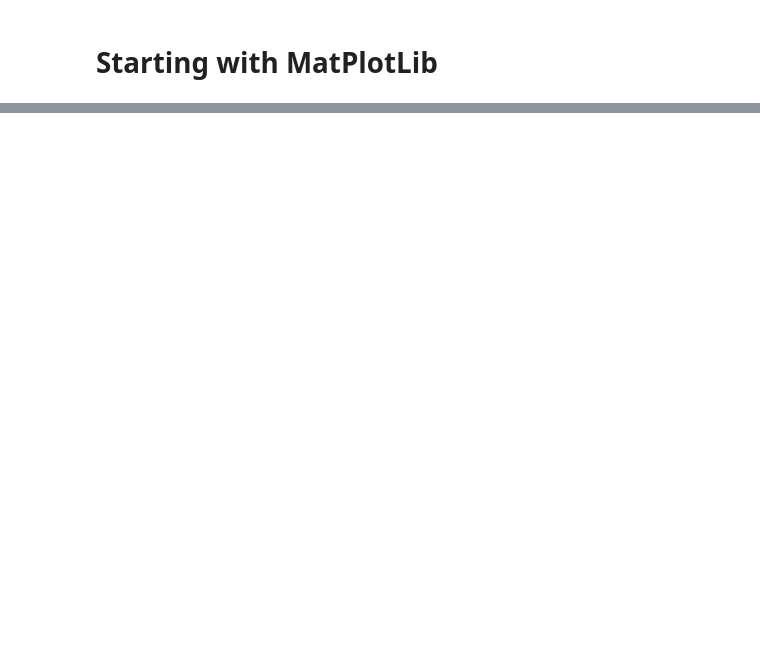
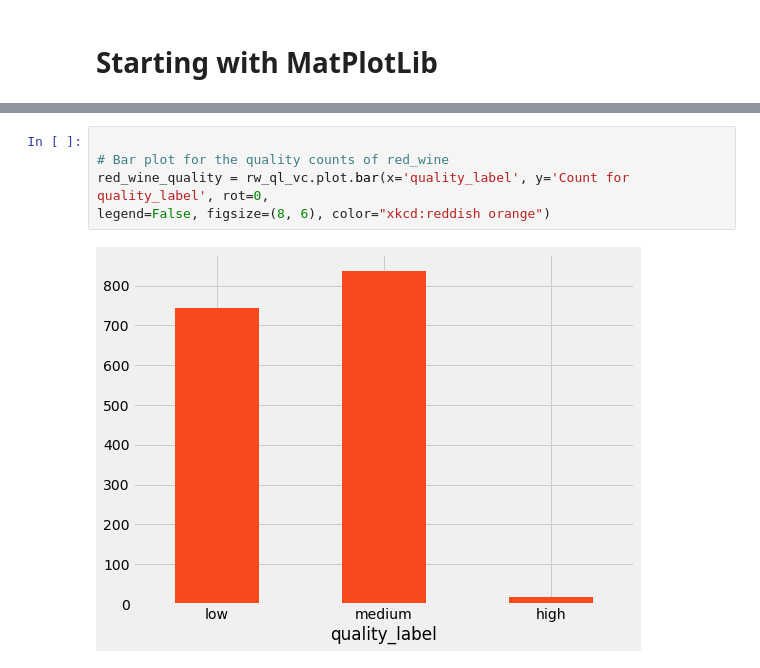
Before and after one commit to arjunpsk/BlueBerry-Winery, a Jupyter notebook: BlueBerry Winery.ipynb, the cells around one changed output, grey strips where cells are left out. Saved outputs shown, nothing was run; the diff lists cells and outputs as text; blank space fills up the shorter version.

```diff
--- a/BlueBerry Winery.ipynb
+++ b/BlueBerry Winery.ipynb
@@ -404,0 +429,7 @@ df_clean.value_counts("Genre")
+# %%
+
+# Bar plot for the quality counts of red_wine
+red_wine_quality = rw_ql_vc.plot.bar(x='quality_label', y='Count for quality_label', rot=0,
+legend=False, figsize=(8, 6), color="xkcd:reddish orange")
+# %% [output]
+[figure, added]
```
Also changed, not shown: parts of 22 cells of this notebook.
